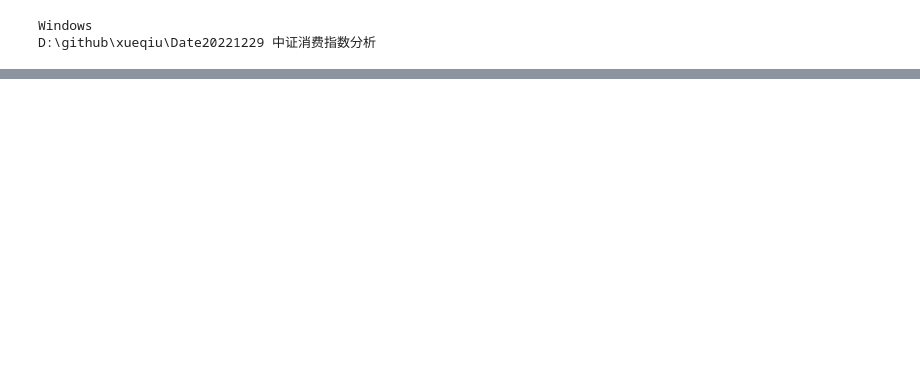
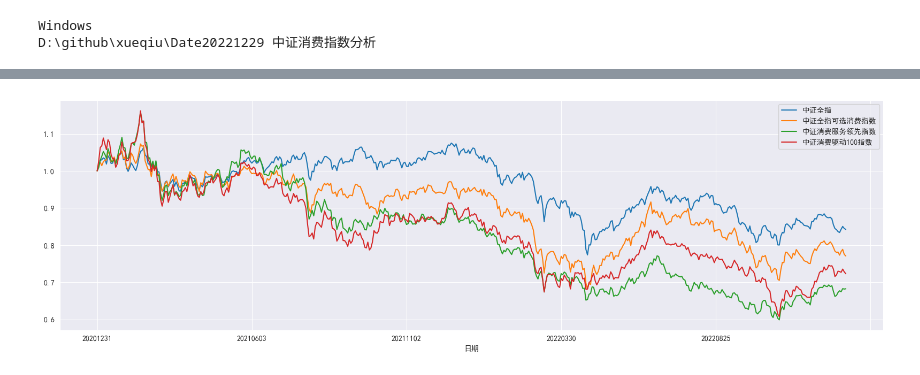
Before and after one commit to dybeta2021/Research, a Jupyter notebook: Date20221229 中证消费指数分析/消费指数-中证全指.ipynb, the cells around one changed output, grey strips where cells are left out. Saved outputs shown, nothing was run; the diff lists cells and outputs as text; code cells hidden in the pictures; blank space fills up the shorter version.

```diff
--- a/Date20221229 中证消费指数分析/消费指数-中证全指.ipynb
+++ b/Date20221229 中证消费指数分析/消费指数-中证全指.ipynb
@@ -192,15 +197,19 @@ df.plot(figsize=(16, 5))
 # %%
 idx_list = k_data["中证全指"]["日期"].unique().tolist()
 idx_list.sort()
 df = []
 for key, value in k_data.items():
     ser = k_data[key].set_index("日期")["收盘"]
     ser.name = key
     df.append(ser.reindex(idx_list, method="bfill"))
 df = concat(df, axis=1)
 df = df.loc["20201231":]
 df /= df.iloc[0]
 df.plot(figsize=(16, 5))
+pyplot.tight_layout()
+pyplot.savefig("消费指数2021至今.jpg", dpi=300)
+# %% [output]
+[figure, added]
 # %%
 idx_list = k_data["中证全指"]["日期"].unique().tolist()
 idx_list.sort()
```
Also changed, not shown: parts of 3 cells of this notebook, 5 other files.
